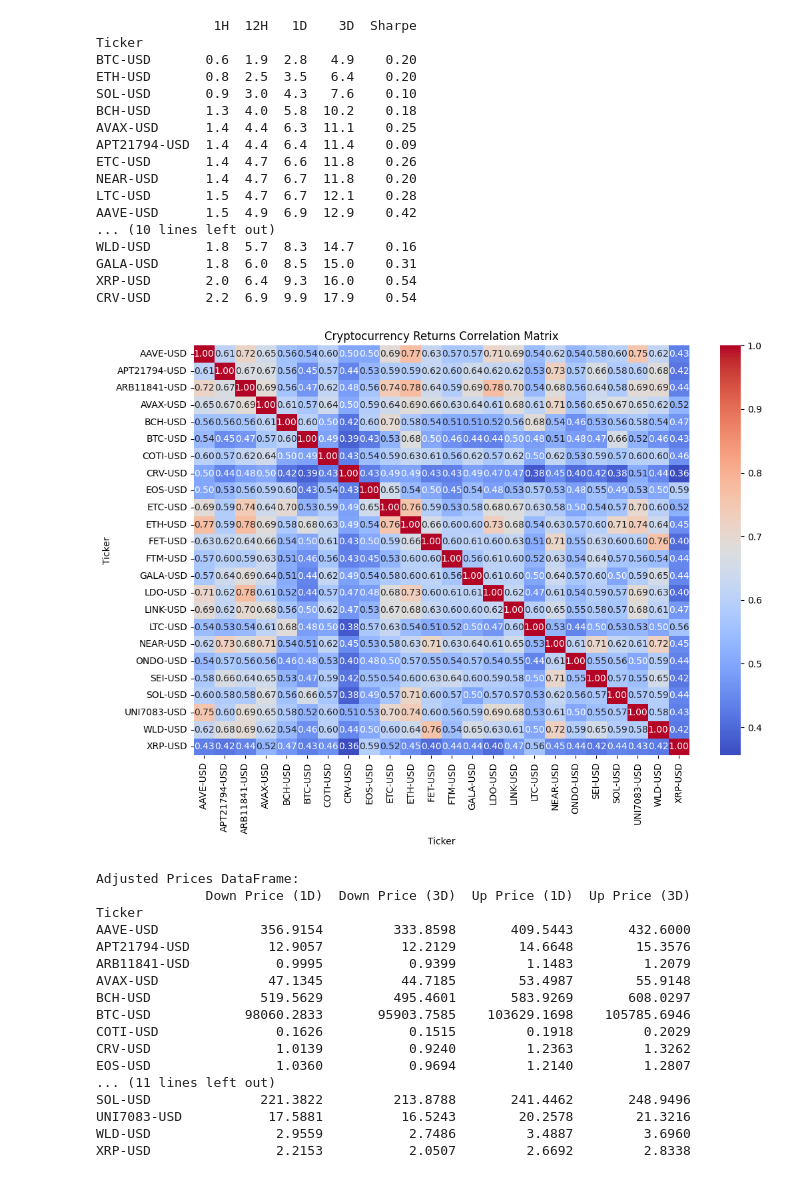
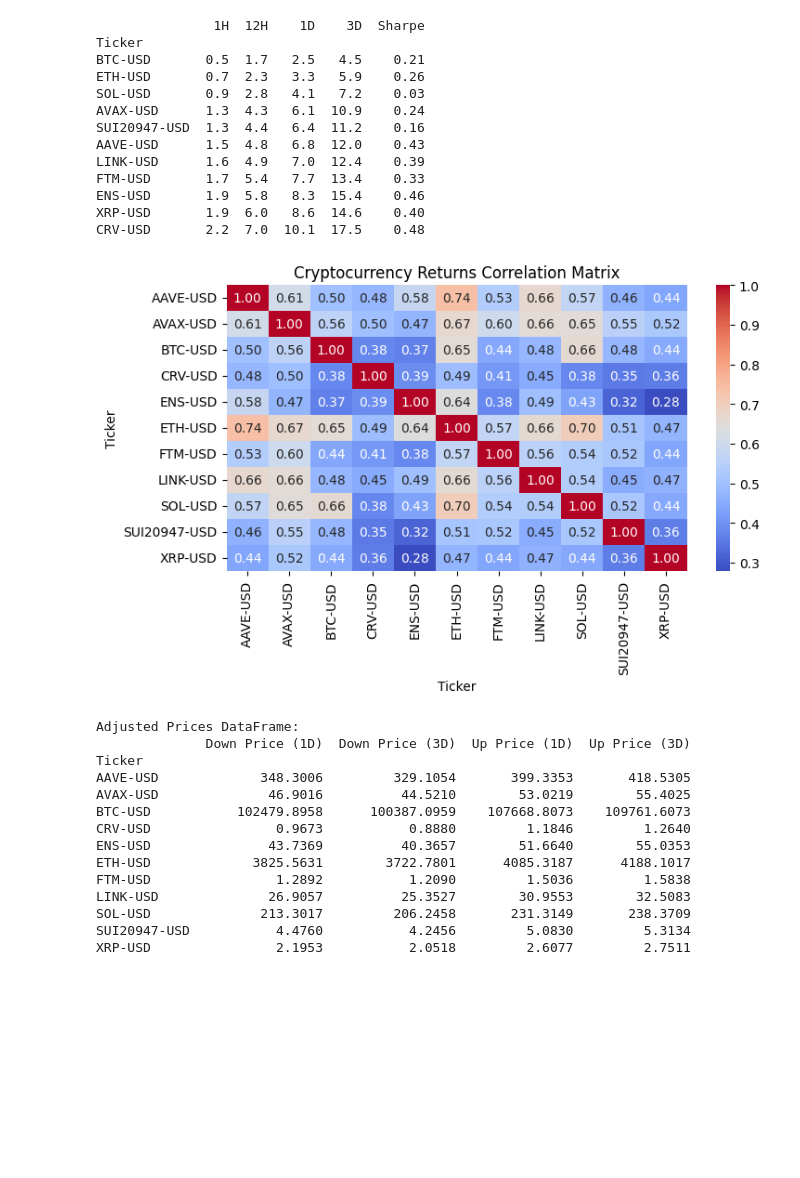
Before and after one commit to Gilyoung-Y/Coin, a Jupyter notebook: 코인매매(New).ipynb, the cells around one changed output. Cells and saved outputs as stored; diff of their text form; code cells hidden in the pictures; blank space fills up the shorter version.

```diff
--- a/코인매매(New).ipynb
+++ b/코인매매(New).ipynb
@@ -12,8 +12,7 @@ warnings.filterwarnings("ignore", category=UserWarning)  # UserWarning 억제
 warnings.filterwarnings("ignore", category=FutureWarning) # FutureWarning 억제
 
 # 심볼 목록 정의
-crypto_symbols = ["BTC-USD","BCH-USD", "SOL-USD", "XRP-USD", "AAVE-USD", "APT21794-USD","ARB11841-USD","AVAX-USD","COTI-USD", "CRV-USD", "EOS-USD","ETC-USD","ETH-USD","FET-USD",
-                  "FTM-USD","GALA-USD", "LDO-USD", "LINK-USD","LTC-USD","NEAR-USD", "ONDO-USD","SEI-USD", "UNI7083-USD", "WLD-USD"]
+crypto_symbols = ["BTC-USD","SOL-USD", "XRP-USD", "AAVE-USD","AVAX-USD","CRV-USD", "ENS-USD","ETH-USD","FTM-USD","LINK-USD","SUI20947-USD"]
 
 # 현재 날짜와 시간 가져오기
 now = datetime.now()
@@ -82,34 +78,30 @@ volatility_df_sorted = volatility_df.sort_values(by='1D')
 # 결과 출력
 print(volatility_df_sorted)
 # %% [output]
-               1H  12H   1D    3D  Sharpe
+               1H  12H    1D    3D  Sharpe
 Ticker
-BTC-USD       0.6  1.9  2.8   4.9    0.20
-ETH-USD       0.8  2.5  3.5   6.4    0.20
-SOL-USD       0.9  3.0  4.3   7.6    0.10
-BCH-USD       1.3  4.0  5.8  10.2    0.18
-AVAX-USD      1.4  4.4  6.3  11.1    0.25
-APT21794-USD  1.4  4.4  6.4  11.4    0.09
-ETC-USD       1.4  4.7  6.6  11.8    0.26
-NEAR-USD      1.4  4.7  6.7  11.8    0.20
-LTC-USD       1.5  4.7  6.7  12.1    0.28
-AAVE-USD      1.5  4.9  6.9  12.9    0.42
-... (10 lines left out)
-WLD-USD       1.8  5.7  8.3  14.7    0.16
-GALA-USD      1.8  6.0  8.5  15.0    0.31
-XRP-USD       2.0  6.4  9.3  16.0    0.54
-CRV-USD       2.2  6.9  9.9  17.9    0.54
+BTC-USD       0.5  1.7   2.5   4.5    0.21
+ETH-USD       0.7  2.3   3.3   5.9    0.26
+SOL-USD       0.9  2.8   4.1   7.2    0.03
+AVAX-USD      1.3  4.3   6.1  10.9    0.24
+SUI20947-USD  1.3  4.4   6.4  11.2    0.16
+AAVE-USD      1.5  4.8   6.8  12.0    0.43
+LINK-USD      1.6  4.9   7.0  12.4    0.39
+FTM-USD       1.7  5.4   7.7  13.4    0.33
+ENS-USD       1.9  5.8   8.3  15.4    0.46
+XRP-USD       1.9  6.0   8.6  14.6    0.40
+CRV-USD       2.2  7.0  10.1  17.5    0.48
 # %%
 # 상관관계 계산
 correlation_matrix = returns.corr()
 
 # 상관관계 시각화
-plt.figure(figsize=(12, 8))
+plt.figure(figsize=(8, 4))
 sns.heatmap(correlation_matrix, annot=True, fmt=".2f", cmap='coolwarm', cbar=True)
 plt.title('Cryptocurrency Returns Correlation Matrix')
 plt.show()
 # %% [output]
-[figure, old version]
+[figure, new version]
 # %%
 ### 최근 종가 가져오기
 recent_close_prices = crypto_data['Close'].iloc[-1]  # 최신 종가
@@ -137,20 +129,17 @@ print(adjusted_prices_df)
 Adjusted Prices DataFrame:
               Down Price (1D)  Down Price (3D)  Up Price (1D)  Up Price (3D)
 Ticker
-AAVE-USD             356.9154         333.8598       409.5443       432.6000
-APT21794-USD          12.9057          12.2129        14.6648        15.3576
-ARB11841-USD           0.9995           0.9399         1.1483         1.2079
-AVAX-USD              47.1345          44.7185        53.4987        55.9148
-BCH-USD              519.5629         495.4601       583.9269       608.0297
-BTC-USD            98060.2833       95903.7585    103629.1698    105785.6946
-COTI-USD               0.1626           0.1515         0.1918         0.2029
-CRV-USD                1.0139           0.9240         1.2363         1.3262
-EOS-USD                1.0360           0.9694         1.2140         1.2807
-... (11 lines left out)
-SOL-USD              221.3822         213.8788       241.4462       248.9496
-UNI7083-USD           17.5881          16.5243        20.2578        21.3216
-WLD-USD                2.9559           2.7486         3.4887         3.6960
-XRP-USD                2.2153           2.0507         2.6692         2.8338
+AAVE-USD             348.3006         329.1054       399.3353       418.5305
+AVAX-USD              46.9016          44.5210        53.0219        55.4025
+BTC-USD           102479.8958      100387.0959    107668.8073    109761.6073
+CRV-USD                0.9673           0.8880         1.1846         1.2640
+ENS-USD               43.7369          40.3657        51.6640        55.0353
+ETH-USD             3825.5631        3722.7801      4085.3187      4188.1017
+FTM-USD                1.2892           1.2090         1.5036         1.5838
+LINK-USD              26.9057          25.3527        30.9553        32.5083
+SOL-USD              213.3017         206.2458       231.3149       238.3709
+SUI20947-USD           4.4760           4.2456         5.0830         5.3134
+XRP-USD                2.1953           2.0518         2.6077         2.7511
 # %%
 returns = crypto_data['Close'].pct_change().dropna()
 
```
Also changed, not shown: parts of 4 cells of this notebook.
